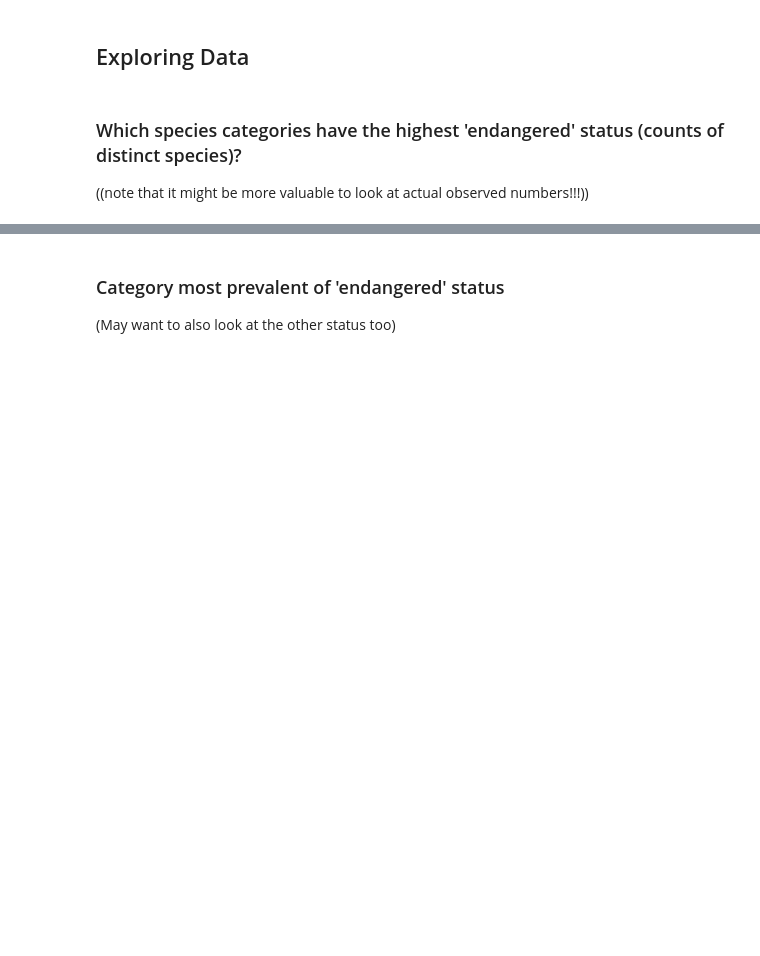
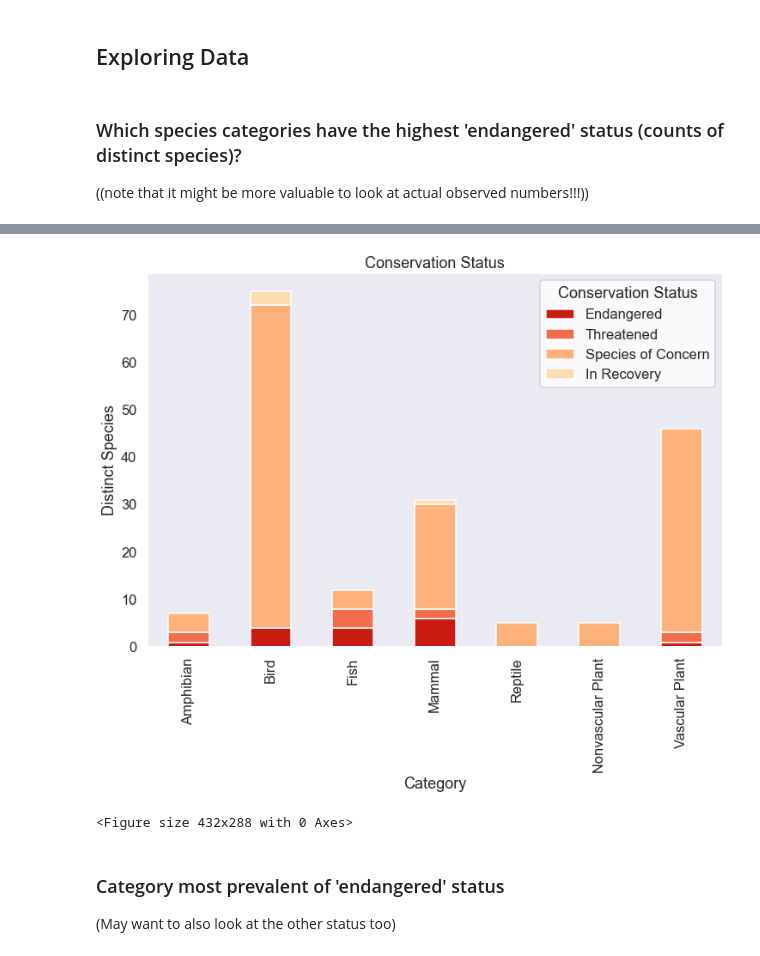
Before and after one commit to henrylin03/Biodiversity-in-National-Parks, a Jupyter notebook: biodiversity_project_v1.ipynb, the cells around one changed output, grey strips where cells are left out. Drawn from its saved outputs; the diff is of its cells as text; code cells hidden in the pictures; blank space fills up the shorter version.

```diff
--- a/biodiversity_project_v1.ipynb
+++ b/biodiversity_project_v1.ipynb
@@ -435,0 +410,26 @@ plt.clf()
+# %%
+# styling
+sns.set_style('dark')
+sns.set_palette('bright')
+sns.set_context('talk')
+
+colors = sns.color_palette('OrRd_r', 4) ### ADDING _r suffix REVERSES THE ORDER -- ADD TO NOTES!
+
+# plotting
+### ADD TO NOTES!
+species_stackedbar = species_count_df.plot(kind='bar', stacked=True, figsize=(12,8), color=colors)
+# sns.despine()
+
+# editing legend
+### NEED TO ADD THE FOLLOWING TO NOTES! https://www.dataforeverybody.com/seaborn-legend-change-location-size/
+species_stackedbar.legend(title='Conservation Status', facecolor='white')
+
+# labelling
+species_stackedbar.set(xlabel='Category', ylabel='Distinct Species', title='Conservation Status') ### ADD TO NOTES!
+# plt.xticks(rotation=90)
+
+plt.show()
+plt.clf()
+# %% [output]
+[figure, added]
+<Figure size 432x288 with 0 Axes>
```
Also changed, not shown: parts of 12 cells of this notebook.
